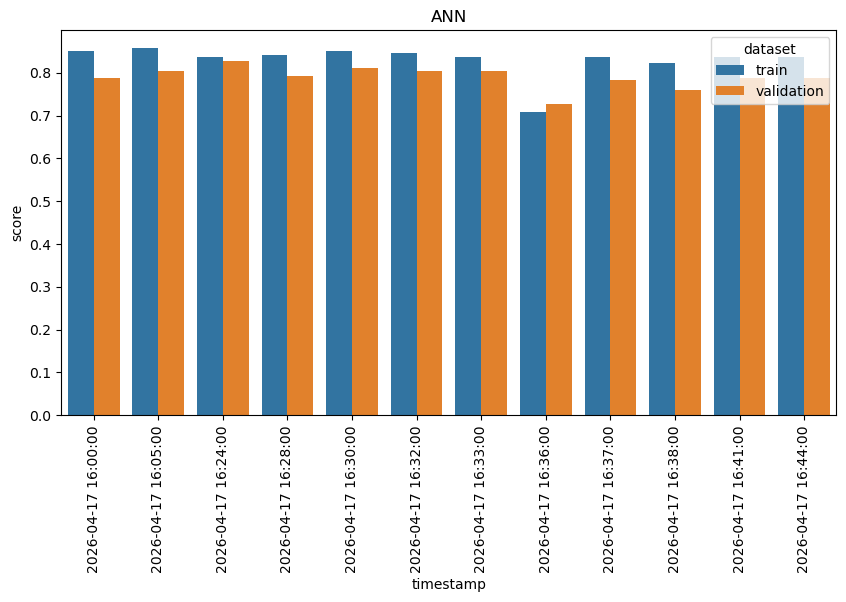
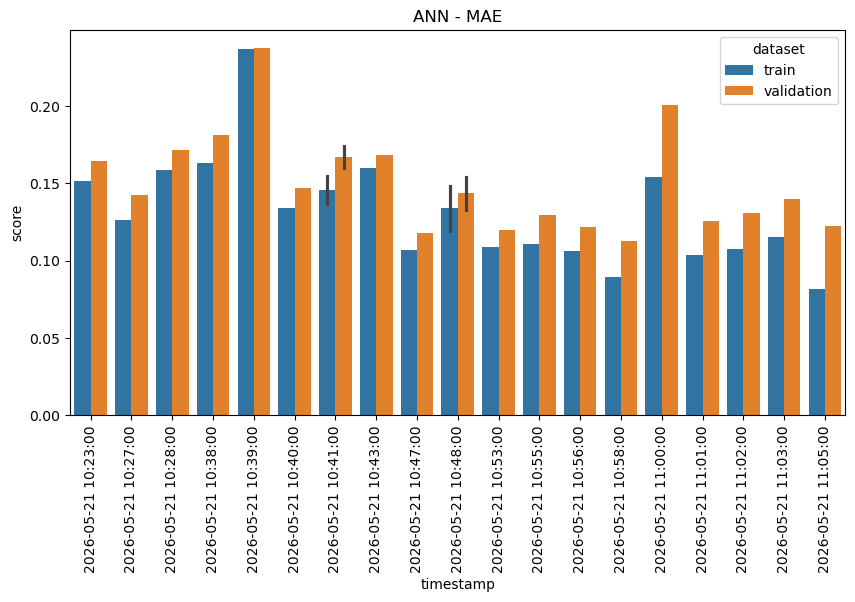
Code edit (unified diff) that turned the first committed figure into the second:
--- before
+++ after
@@ -1,10 +1,10 @@
 plt.figure(figsize=(10,5))
 sns.barplot(
-    data=acc_ann,
+    data=mae_ann,
     x='timestamp',
     y='score',
     hue='dataset'   
 )
-plt.title('ANN')
+plt.title('ANN - MAE')
 plt.xticks(rotation=90)
 plt.show()

Commit: commit